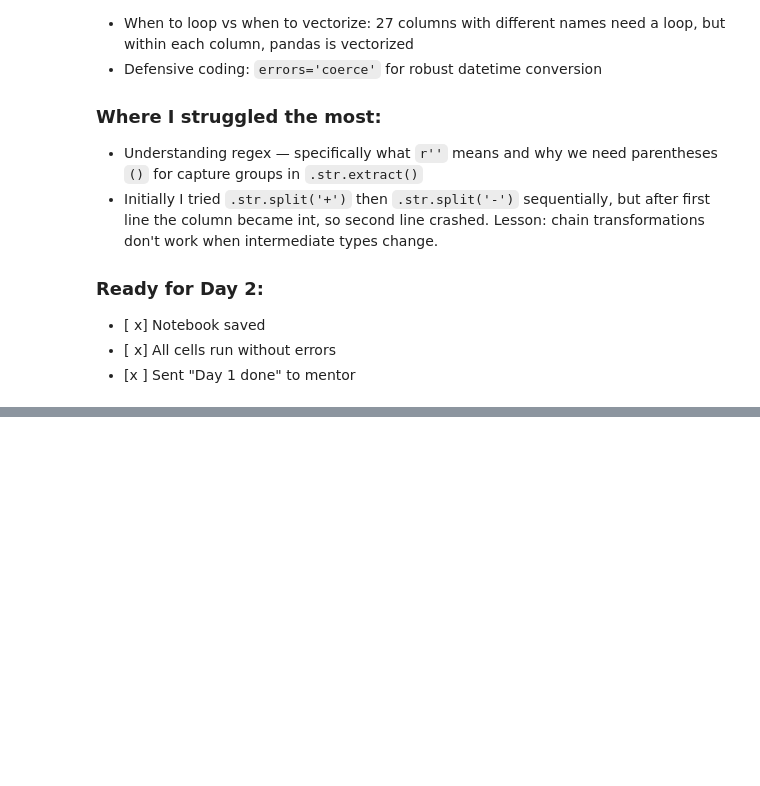
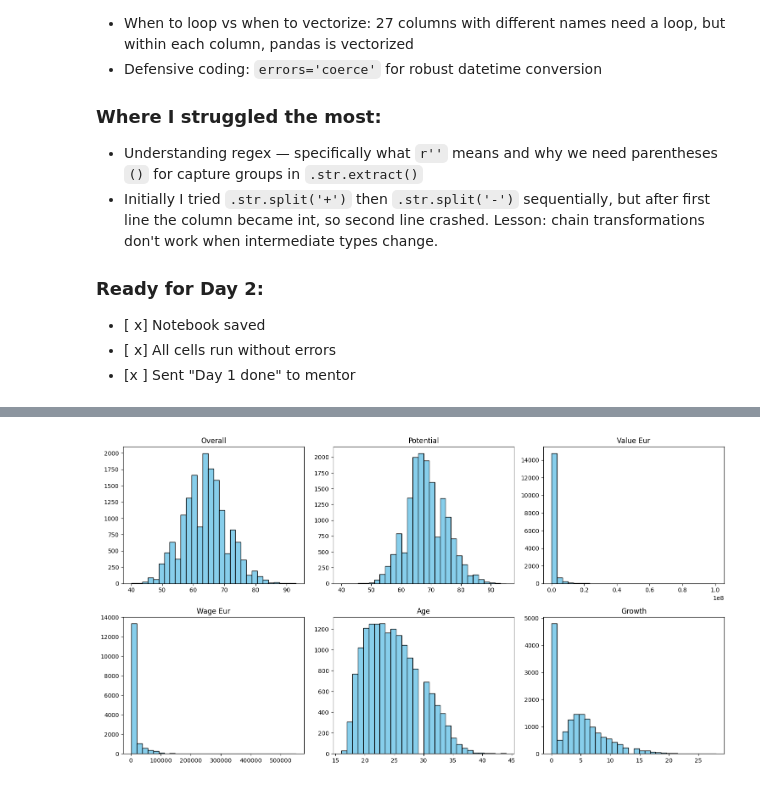
Before and after one commit to alyboii/fifa15dataset, a Jupyter notebook: fifa15dataset/edafifa15.ipynb, the cells around one changed output, grey strips where cells are left out. Cells and saved outputs as stored; diff of their text form; code cells hidden in the pictures; blank space fills up the shorter version.

```diff
--- a/fifa15dataset/edafifa15.ipynb
+++ b/fifa15dataset/edafifa15.ipynb
@@ -965,0 +1185,26 @@ the base rating, the total (96), or both?
+# %%
+
+
+# 1. Create the growth column
+df['growth'] = df['potential'] - df['overall']
+
+# 2. Define the columns to plot
+cols = ["overall", "potential", "value_eur", "wage_eur", "age", "growth"]
+
+# 3. Create the 2x3 grid
+fig, axes = plt.subplots(2, 3, figsize=(15, 8))
+
+# 4. Flatten the axes for easy iteration
+axes_flat = axes.flatten()
+
+# 5. Loop through columns and axes to plot
+for i, col in enumerate(cols):
+    df[col].hist(ax=axes_flat[i], bins=30, color='skyblue', edgecolor='black')
+    axes_flat[i].set_title(col.replace('_', ' ').title())
+    axes_flat[i].grid(False) # Optional: cleans up the background
+
+# Adjust layout so titles don't overlap
+plt.tight_layout()
+plt.show()
+# %% [output]
+[figure, added]
```
Also changed, not shown: parts of 50 cells of this notebook.
